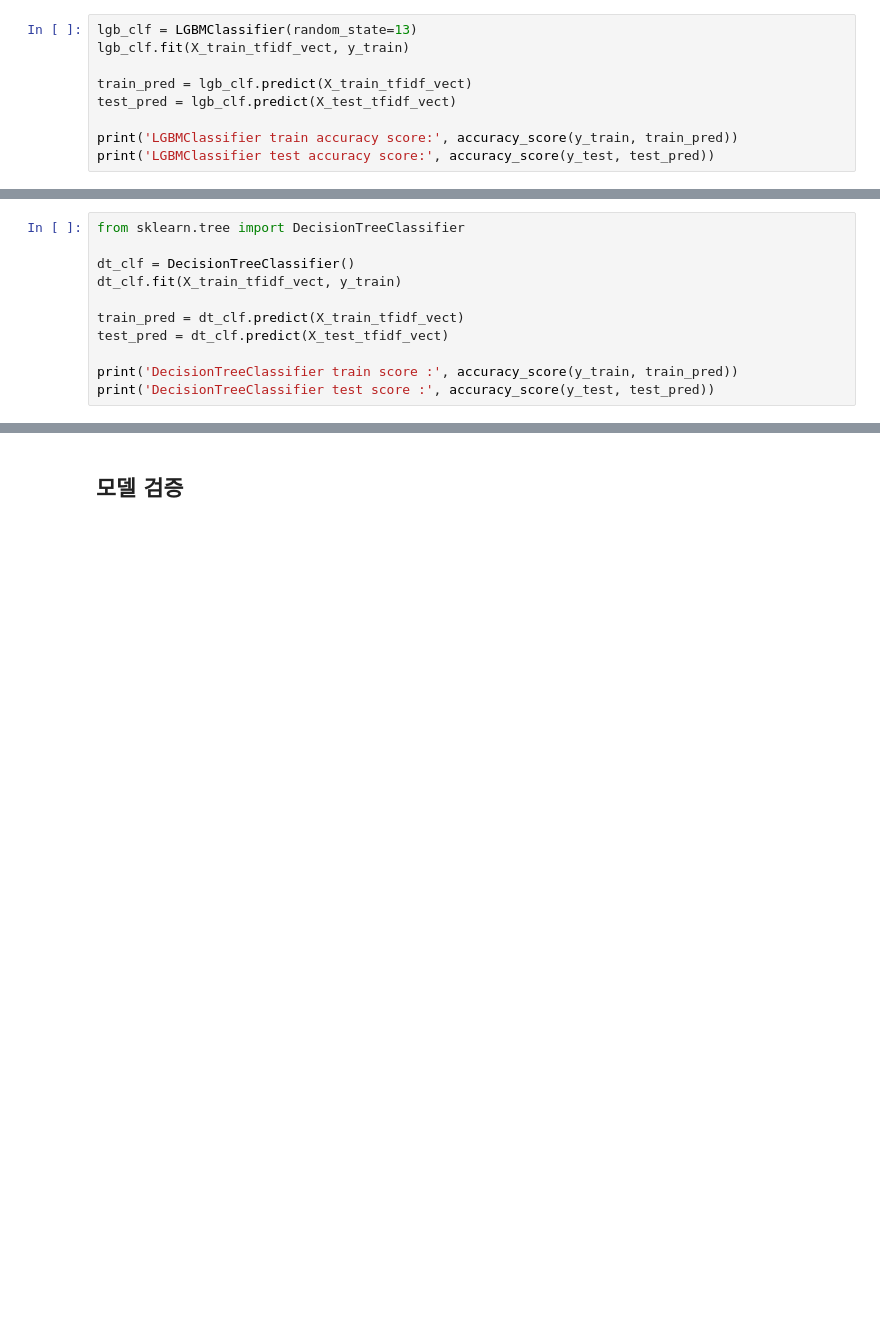
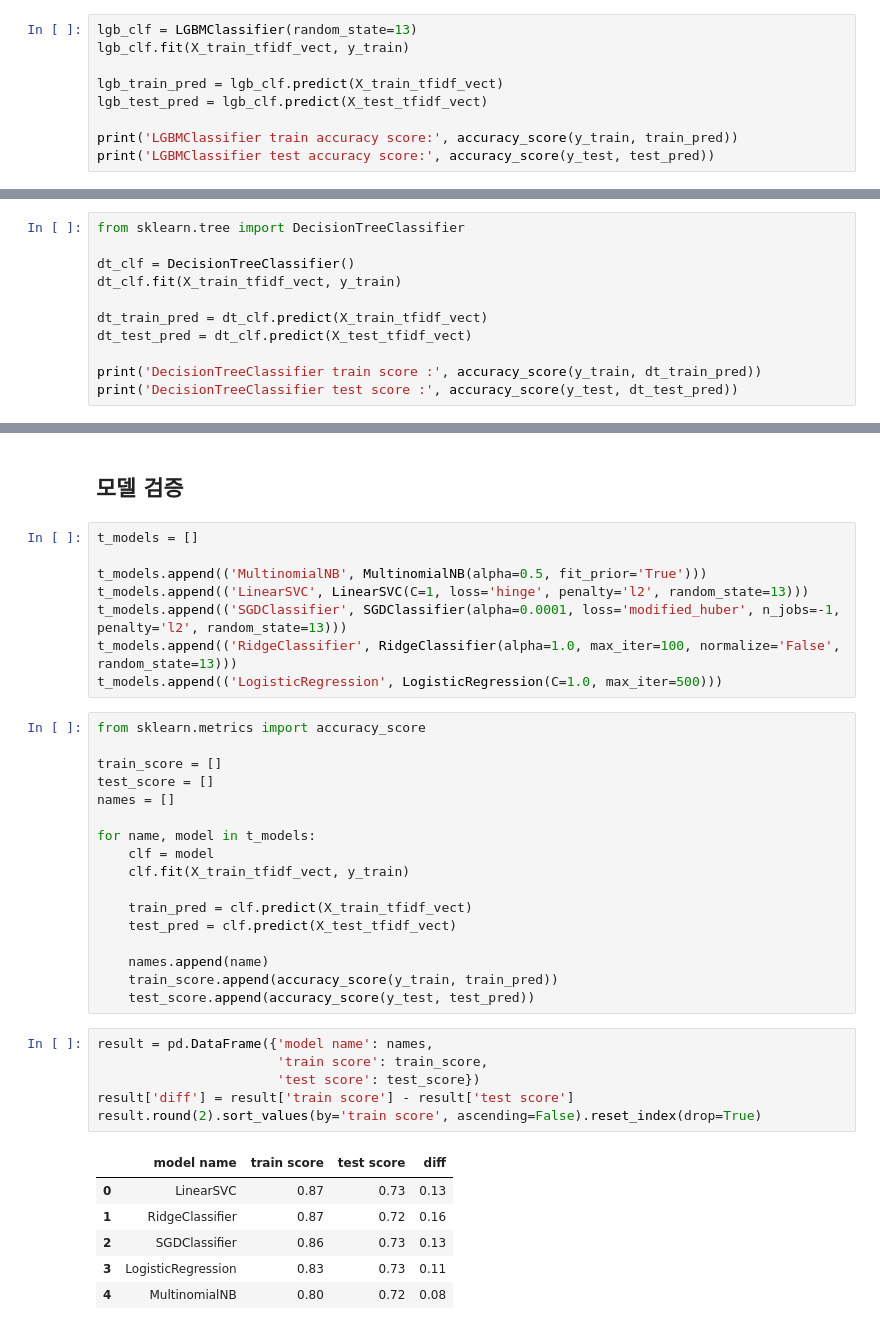
Before and after one commit to dss-14th/ml-repo-6, a Jupyter notebook: 02_novel_ai/01_tfidf_machine_learning_without_tfidf tuning.ipynb, the cells around one changed output, grey strips where cells are left out. Saved outputs shown, nothing was run; the diff lists cells and outputs as text; blank space fills up the shorter version.

```diff
--- a/02_novel_ai/01_tfidf_machine_learning_7_3.ipynb
+++ b/02_novel_ai/01_tfidf_machine_learning_without_tfidf tuning.ipynb
@@ -646,8 +629,8 @@ LGBMClassifier best accuracy score: 0.3485787172011662
 lgb_clf = LGBMClassifier(random_state=13)
 lgb_clf.fit(X_train_tfidf_vect, y_train)
 
-train_pred = lgb_clf.predict(X_train_tfidf_vect)
-test_pred = lgb_clf.predict(X_test_tfidf_vect)
+lgb_train_pred = lgb_clf.predict(X_train_tfidf_vect)
+lgb_test_pred = lgb_clf.predict(X_test_tfidf_vect)
 
 print('LGBMClassifier train accuracy score:', accuracy_score(y_train, train_pred))
 print('LGBMClassifier test accuracy score:', accuracy_score(y_test, test_pred))
@@ -669,9 +652,9 @@ from sklearn.tree import DecisionTreeClassifier
 dt_clf = DecisionTreeClassifier()
 dt_clf.fit(X_train_tfidf_vect, y_train)
 
-train_pred = dt_clf.predict(X_train_tfidf_vect)
-test_pred = dt_clf.predict(X_test_tfidf_vect)
+dt_train_pred = dt_clf.predict(X_train_tfidf_vect)
+dt_test_pred = dt_clf.predict(X_test_tfidf_vect)
 
-print('DecisionTreeClassifier train score :', accuracy_score(y_train, train_pred))
-print('DecisionTreeClassifier test score :', accuracy_score(y_test, test_pred))
+print('DecisionTreeClassifier train score :', accuracy_score(y_train, dt_train_pred))
+print('DecisionTreeClassifier test score :', accuracy_score(y_test, dt_test_pred))
 # %% [output]
@@ -728,3 +729,41 @@ NameError: name 'CountVectorizer' is not defined
 # accuracy_score(y_train, cb.predict(X_train_tfidf_vect))
 # %% [markdown]
 ## 모델 검증
+# %%
+t_models = []
+
+t_models.append(('MultinomialNB', MultinomialNB(alpha=0.5, fit_prior='True')))
+t_models.append(('LinearSVC', LinearSVC(C=1, loss='hinge', penalty='l2', random_state=13)))
+t_models.append(('SGDClassifier', SGDClassifier(alpha=0.0001, loss='modified_huber', n_jobs=-1, penalty='l2', random_state=13)))
+t_models.append(('RidgeClassifier', RidgeClassifier(alpha=1.0, max_iter=100, normalize='False', random_state=13)))
+t_models.append(('LogisticRegression', LogisticRegression(C=1.0, max_iter=500)))
+# %%
+from sklearn.metrics import accuracy_score
+
+train_score = []
+test_score = []
+names = []
+
+for name, model in t_models:
+    clf = model
+    clf.fit(X_train_tfidf_vect, y_train)
+
+    train_pred = clf.predict(X_train_tfidf_vect)
+    test_pred = clf.predict(X_test_tfidf_vect)
+
+    names.append(name)
+    train_score.append(accuracy_score(y_train, train_pred))
+    test_score.append(accuracy_score(y_test, test_pred))
+# %%
+result = pd.DataFrame({'model name': names,
+                       'train score': train_score,
+                       'test score': test_score})
+result['diff'] = result['train score'] - result['test score']
+result.round(2).sort_values(by='train score', ascending=False).reset_index(drop=True)
+# %% [output]
+|  | model name | train score | test score | diff |
+| 0 | LinearSVC | 0.87 | 0.73 | 0.13 |
+| 1 | RidgeClassifier | 0.87 | 0.72 | 0.16 |
+| 2 | SGDClassifier | 0.86 | 0.73 | 0.13 |
+| 3 | LogisticRegression | 0.83 | 0.73 | 0.11 |
+| 4 | MultinomialNB | 0.80 | 0.72 | 0.08 |
```
Also changed, not shown: parts of 40 cells of this notebook, 1 other file.
